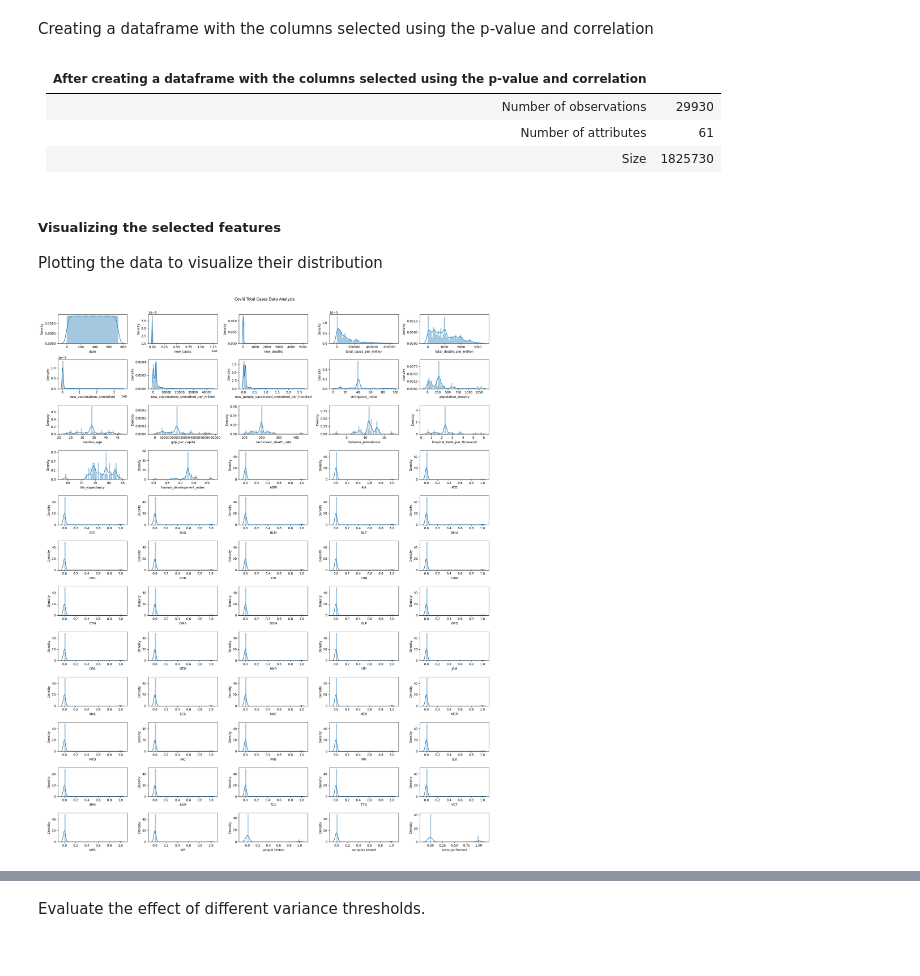
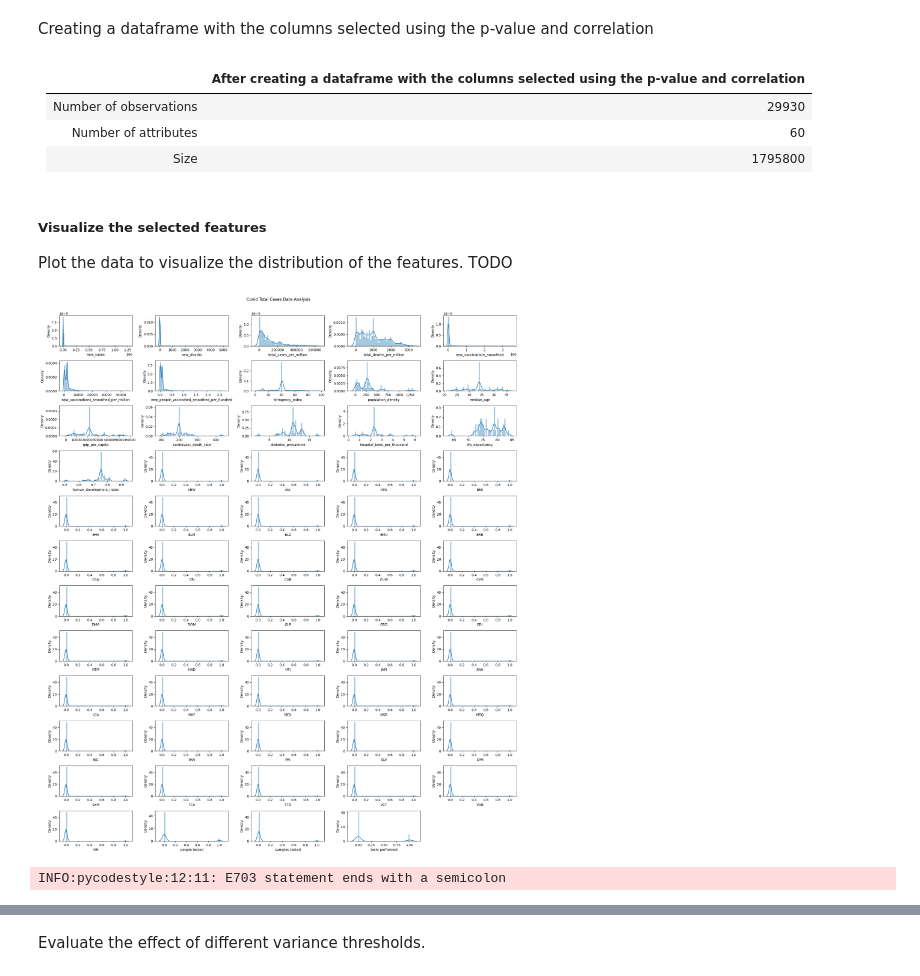
Before and after one commit to aamadorc/CIND820, a Jupyter notebook: CIND820_EDA.ipynb, the cells around one changed output, grey strips where cells are left out. Saved outputs shown, nothing was run; the diff lists cells and outputs as text; code cells hidden in the pictures.

```diff
--- a/CIND820_EDA.ipynb
+++ b/CIND820_EDA.ipynb
@@ -511,7 +569,0 @@ Encode the Categorical Variable Date
-# %%
-# encode the Categorical Variable Date
-label_encoder = LabelEncoder()
-df_encoded.iloc[:, 0] = label_encoder.fit_transform(
-    df_encoded.iloc[:, 0]).astype('int32')
-
-df_encoded.head()
@@ -795,15 +840,15 @@ Index(['date', 'new_cases', 'new_deaths', 'total_cases_per_million',
 # %%
-# Take care of missing values encoded as NaN natively by replacing with the mean
-
 for c in df_training_corr.columns:
-    df_training_corr[c] = df_training_corr[c].fillna(df_training_corr[c].mean())
+    df_training_corr[c] = df_training_corr[c].\
+        fillna(df_training_corr[c].mean())
 # %%
 def backwardElimination(x, Y, sl, columns):
     numVars = len(x[0])
     # x=np.array(x, dtype=float)
     for i in range(0, numVars):
         regressor_OLS = sm.OLS(Y, x).fit()
-        maxVar = max(regressor_OLS.pvalues).astype(float)
+        maxVar = max(regressor_OLS.pvalues).\
+            astype(float)
         if maxVar > sl:
             for j in range(0, numVars - i):
                 if (regressor_OLS.pvalues[j].astype(float) == maxVar):
@@ -811,7 +856,15 @@ def backwardElimination(x, Y, sl, columns):
                     columns = np.delete(columns, j)
     return x, columns, regressor_OLS.summary()
 # %%
-# df_training_corr.head()
-# col = 'total_cases'
-# df_training_corr.loc[:, df_training_corr.columns != col].head()
-# df_training_corr.loc[:, df_training_corr.columns == col].head()
+SL = 0.05
+
+col = 'total_cases'
+df_training_corr["total_cases"] = df_training_corr["total_cases"].\
+    astype("int32")
+data_modeled, selected_columns, summary = backwardElimination(
+    df_training_corr.loc[:, df_training_corr.columns != col].values,
+    df_training_corr.loc[:, df_training_corr.columns == col].values,
+    SL,
+    selected_columns)
+
+summary
@@ -880,49 +921,50 @@ result = result.reset_index(drop = True)
 Creating a dataframe with the columns selected using the p-value and correlation
 # %%
 df_training_corr_p_value = pd.DataFrame(
-    data = data_modeled,
-    columns = selected_columns)
+    data=data_modeled,
+    columns=selected_columns)
 
-# Also need a dataset that combine both predictive column 'total_cases; and selected columns
+# Also need a dataset that combine both predictive column
+# 'total_cases; and selected columns
 df_corr_p_value = pd.concat([
     df_training_corr_p_value,
     result
     ], axis=1)
 
-df_details("After creating a dataframe with the " +
-           " columns selected using the p-value" +
-           " and correlation", df_corr_p_value)
+df_details(None, {
+    "After creating a dataframe with the  columns selected using " +
+    "the p-value and correlation": df_corr_p_value})
 
 # df_corr_p_value.head()
 # df_training_corr.head()
 # result.head()
 # df_training_corr_p_value.head()
 # %% [output]
-
-| After creating a dataframe with the  columns selected using the p-value and correlation | |
-| --- | ---: |
+|  | After creating a dataframe with the  columns selected using the p-value and correlation |
+| :--- | ---: |
 | Number of observations | 29930 |
-| Number of attributes | 61 |
-| Size | 1825730 |
+| Number of attributes | 60 |
+| Size | 1795800 |
 # %% [markdown]
-##### Visualizing the selected features
+##### Visualize the selected features
 
-Plotting the data to visualize their distribution
+Plot the data to visualize the distribution of the features. TODO
 # %%
-fig = plt.figure(figsize = (20, 25))
+fig = plt.figure(figsize=(20, 25))
 j = 0
 for i in df_training_corr_p_value.columns:
-    plt.subplot(12, 5, j+1)
+    plt.subplot(13, 5, j+1)
     j += 1
     sns.distplot(df_training_corr_p_value[i])
     # plt.legend(loc='best',fontsize=10)
 fig.suptitle('Covid Total Cases Data Analysis')
 fig.tight_layout()
 fig.subplots_adjust(top=0.95)
 
 plt.show();
 # %% [output]
-[figure, old version]
+[figure, new version]
+INFO:pycodestyle:12:11: E703 statement ends with a semicolon
 # %%
 df_corr_p_value.head()
 df_corr_p_value.tail()
```
Also changed, not shown: parts of 81 cells of this notebook, 1 other file.
